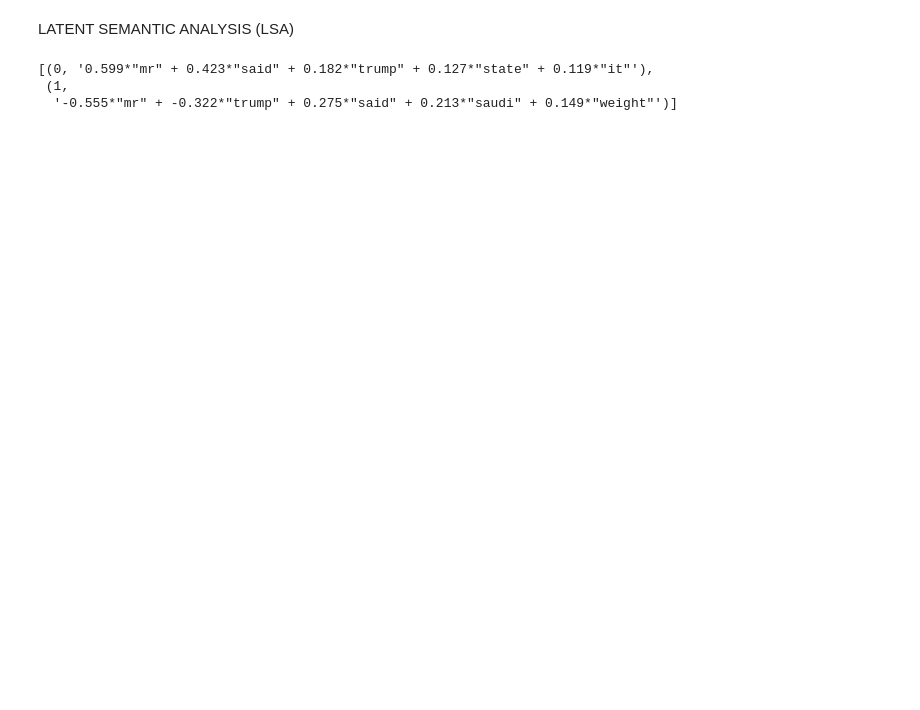
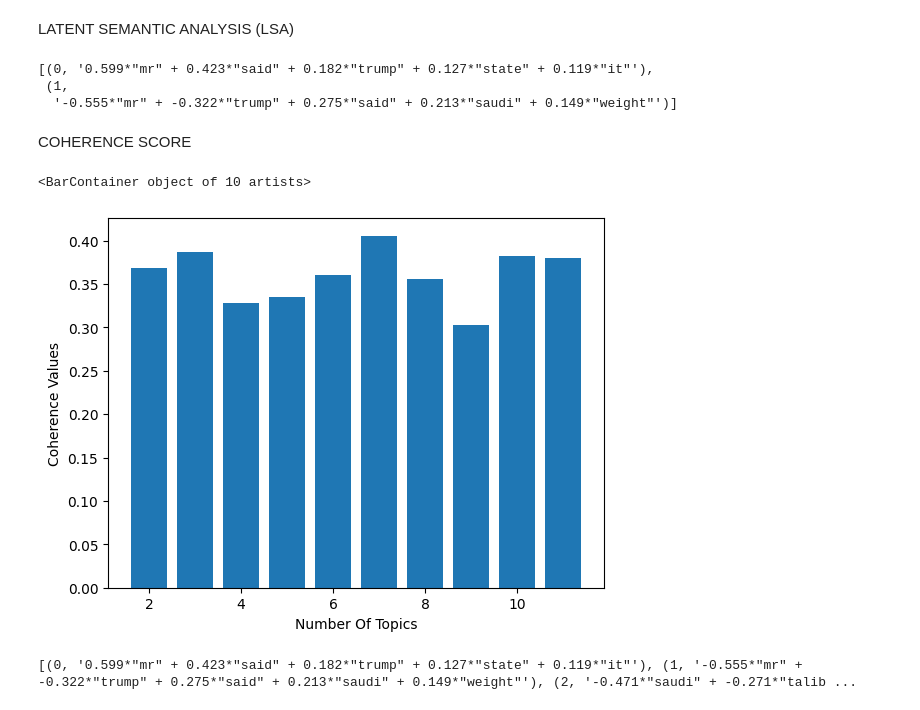
Before and after one commit to Kwode/AI-Engineering, a Jupyter notebook: topic_modelling.ipynb, the cells around one changed output. Saved outputs shown, nothing was run; the diff lists cells and outputs as text; code cells hidden in the pictures; blank space fills up the shorter version.

Commit message:
topic-modelling-2

```diff
--- a/topic_modelling.ipynb
+++ b/topic_modelling.ipynb
@@ -63,3 +65,32 @@ lsa_model.print_topics(num_topics=2, num_words=5)
 [(0, '0.599*"mr" + 0.423*"said" + 0.182*"trump" + 0.127*"state" + 0.119*"it"'),
  (1,
   '-0.555*"mr" + -0.322*"trump" + 0.275*"said" + 0.213*"saudi" + 0.149*"weight"')]
+# %% [markdown]
+COHERENCE SCORE
+# %%
+coherence_values = []
+model_list = []
+
+min_topics = 2
+max_topics = 11
+
+for i_of_num_topics in range(min_topics, max_topics+1):
+    model = LsiModel(corpus=doc_term, id2word=dictionary, num_topics=i_of_num_topics, random_seed=0)
+    model_list.append(model)
+    coherence_model = CoherenceModel(model=model, texts=articles['stemmed_articles'], dictionary=dictionary, coherence='c_v')
+    coherence_values.append(coherence_model.get_coherence())
+# %%
+x = range(min_topics, max_topics+1)
+y = coherence_values
+plt.xlabel("Number Of Topics")
+plt.ylabel("Coherence Values")
+plt.bar(x, y)
+# %% [output]
+<BarContainer object of 10 artists>
+[figure, added]
+# %%
+final_num_topics = 7
+lsa_model_final = LsiModel(corpus=doc_term, id2word=dictionary, num_topics=final_num_topics)
+print(lsa_model_final.print_topics(num_topics=final_num_topics, num_words=5))
+# %% [output]
+[(0, '0.599*"mr" + 0.423*"said" + 0.182*"trump" + 0.127*"state" + 0.119*"it"'), (1, '-0.555*"mr" + -0.322*"trump" + 0.275*"said" + 0.213*"saudi" + 0.149*"weight"'), (2, '-0.471*"saudi" + -0.271*"talib ...
```
Also changed, not shown: parts of 2 cells of this notebook.
